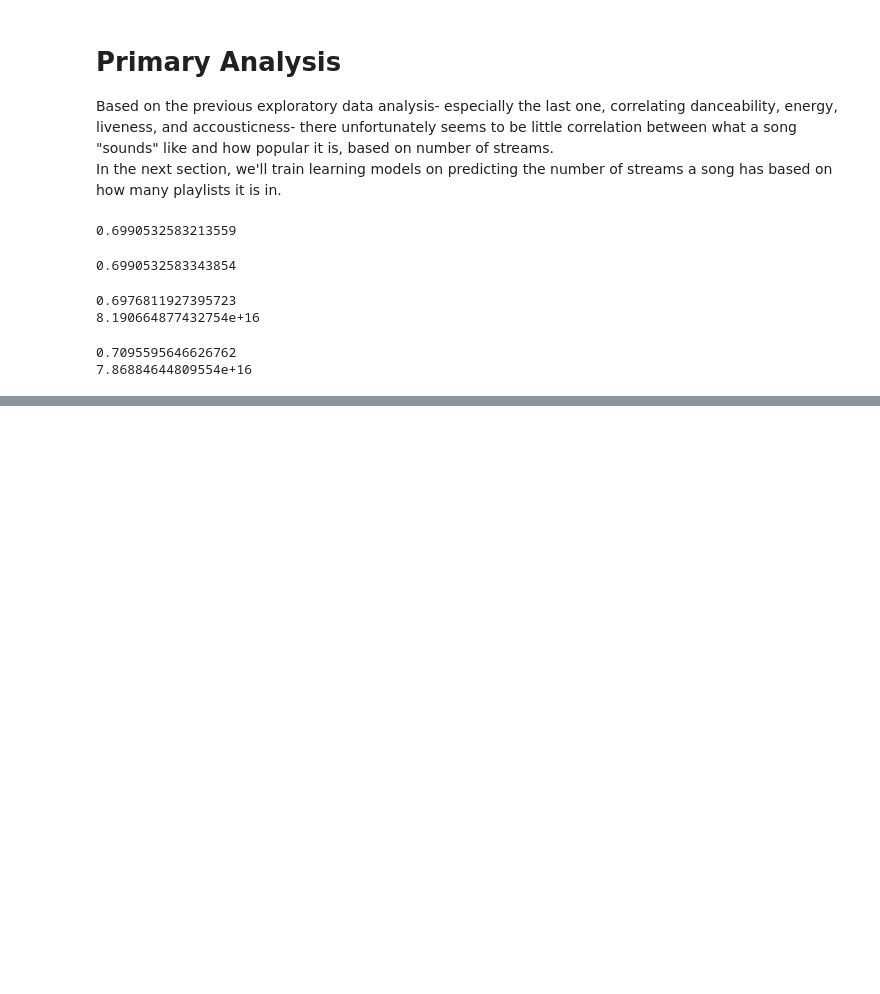
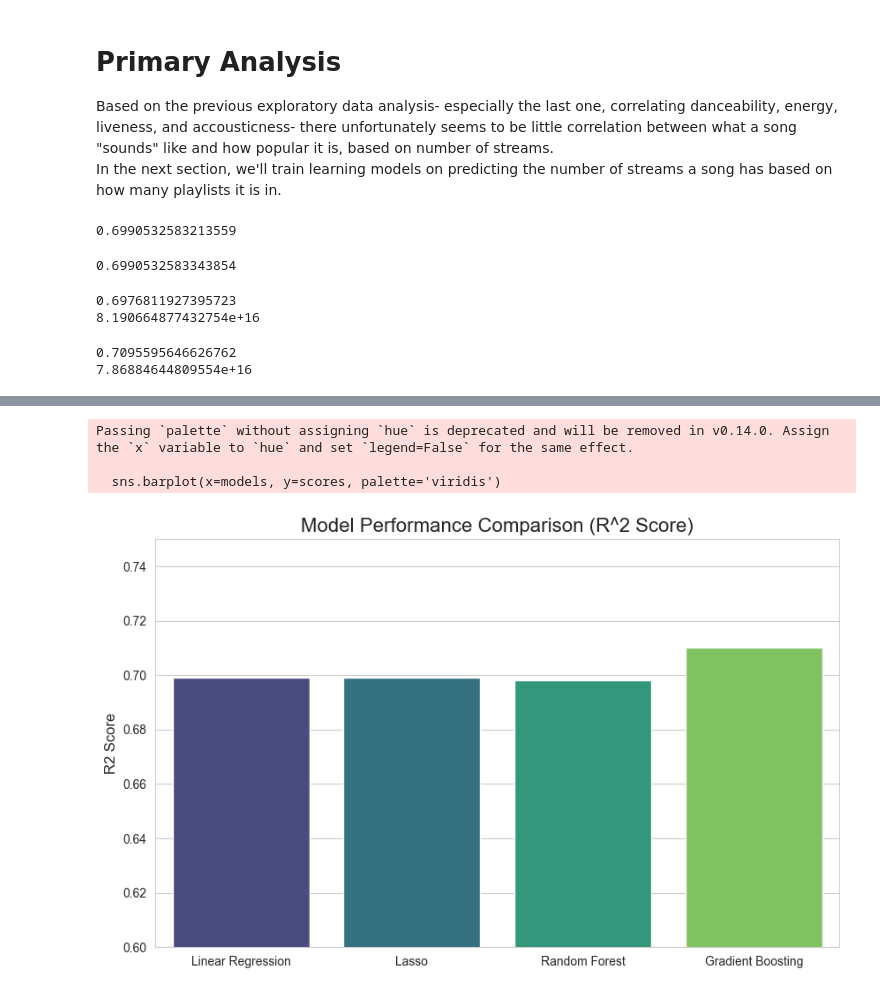
Before and after one commit to loonsa/CMSC320-Project, a Jupyter notebook: project.ipynb, the cells around one changed output, grey strips where cells are left out. Drawn from its saved outputs; the diff is of its cells as text; code cells hidden in the pictures; blank space fills up the shorter version.

Commit message:
Added visualization section

```diff
--- a/project.ipynb
+++ b/project.ipynb
@@ -389,0 +400,19 @@ print(mean_squared_error(y_test, y_pred))
+# %%
+models = ['Linear Regression', 'Lasso', 'Random Forest', 'Gradient Boosting']
+scores = [0.699, 0.699, 0.698, 0.710] # Values from analysis
+
+# Set the visual style
+sns.set_style("whitegrid")
+
+# 1. Model Comparison Plot
+plt.figure(figsize=(10, 6))
+sns.barplot(x=models, y=scores, palette='viridis')
+plt.title('Model Performance Comparison (R^2 Score)', fontsize=16)
+plt.ylabel('R2 Score', fontsize=12)
+plt.ylim(0.6, 0.75)
+plt.show()
+# %% [output]
+Passing `palette` without assigning `hue` is deprecated and will be removed in v0.14.0. Assign the `x` variable to `hue` and set `legend=False` for the same effect.
+
+  sns.barplot(x=models, y=scores, palette='viridis')
+[figure, added]
```
Also changed, not shown: parts of 9 cells of this notebook.
